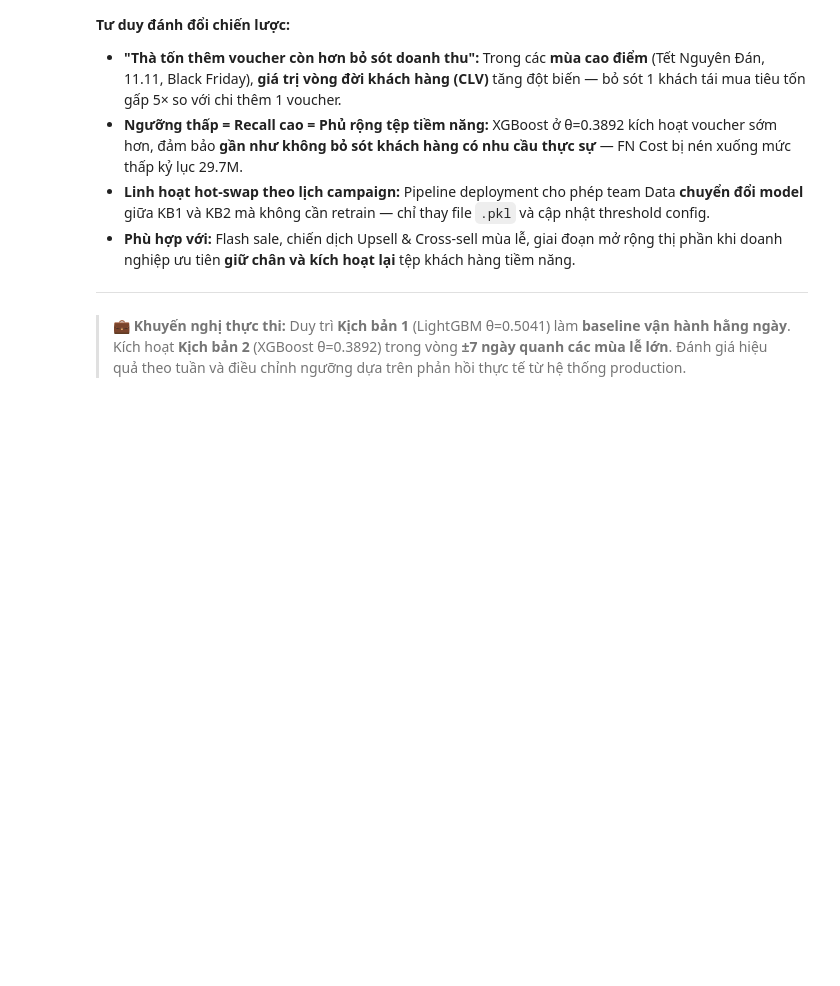
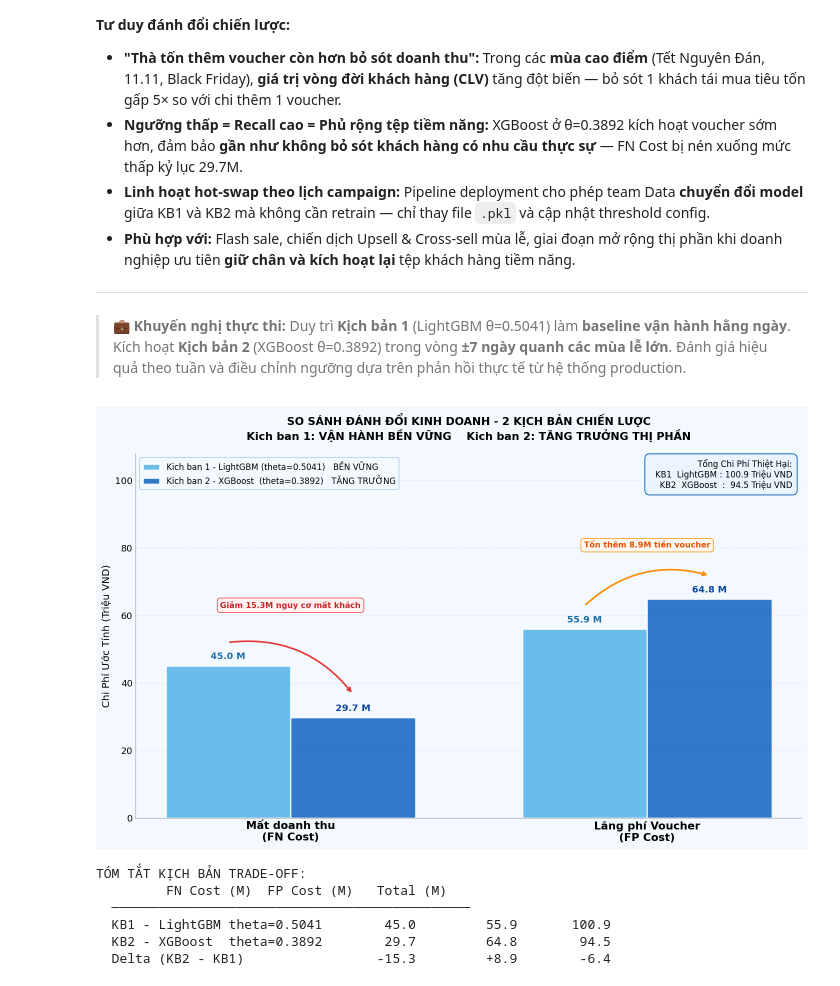
Before and after one commit to TranThiNgocVy/MOCK_PROJECT-NHOM2, a Jupyter notebook: 4_Model_Evaluation.ipynb, the cells around one changed output. Cells and saved outputs as stored; diff of their text form; code cells hidden in the pictures; blank space fills up the shorter version.

```diff
--- a/4_Model_Evaluation.ipynb
+++ b/4_Model_Evaluation.ipynb
@@ -626,7 +710,7 @@ for name, fn_c, fp_c in zip(model_names_list, fn_costs, fp_costs):
 CLR_KB1 = '#56B4E9'   # xanh da troi (sky blue)
 CLR_KB2 = '#1565C0'   # xanh nuoc dai duong (ocean blue)
 
-labels   = ['Mat Doanh Thu\n(FN Cost)', 'Lang Phi Voucher\n(FP Cost)']
+labels   = ['Mất doanh thu\n(FN Cost)', 'Lãng phí Voucher\n(FP Cost)']
 kb1_vals = [45.0, 55.9]   # KB1: LightGBM theta = 0.5041
 kb2_vals = [29.7, 64.8]   # KB2: XGBoost  theta = 0.3892
 
@@ -640,11 +724,11 @@ ax.set_facecolor('#F4F9FF')
 # --- Cot doi ---
 bars1 = ax.bar(x - w/2, kb1_vals, w,
                color=CLR_KB1, alpha=0.87,
-               label='Kich ban 1 - LightGBM (theta=0.5041)   Ben Vung',
+               label='Kich ban 1 - LightGBM (theta=0.5041)   BỀN VỮNG',
                edgecolor='white', linewidth=1.5, zorder=3)
 bars2 = ax.bar(x + w/2, kb2_vals, w,
                color=CLR_KB2, alpha=0.87,
-               label='Kich ban 2 - XGBoost  (theta=0.3892)   Tang Truong',
+               label='Kich ban 2 - XGBoost  (theta=0.3892)   TĂNG TRƯỞNG',
                edgecolor='white', linewidth=1.5, zorder=3)
 
 # --- Gia tri tren dau cot (dam va ro rang) ---
@@ -664,7 +748,7 @@ ax.annotate('',
                     connectionstyle='arc3,rad=-0.28'))
 # Text box dat tren DIEM BAT DAU mu ten (52.0) + 11 = 63.0 -> khong de len so lieu
 ax.text(x[0], fn_start_y + 11,
-        'Giam 15.3M nguy co mat khach',
+        'Giảm 15.3M nguy cơ mất khách',
         ha='center', va='center', fontsize=9.5,
         color='#C62828', fontweight='bold',
         bbox=dict(boxstyle='round,pad=0.38', facecolor='#FFF3F3',
@@ -680,47 +764,55 @@ ax.annotate('',
                     connectionstyle='arc3,rad=-0.28'))
 # Text box dat tren DIEM KET THUC mu ten (71.8) + 9 = 80.8 -> khong de len so lieu
 ax.text(x[1], fp_end_y + 9,
-        'Ton them 8.9M tien voucher',
+        'Tốn thêm 8.9M tiền voucher',
         ha='center', va='center', fontsize=9.5,
         color='#E65100', fontweight='bold',
         bbox=dict(boxstyle='round,pad=0.38', facecolor='#FFF8F0',
                   edgecolor='#FB8C00', alpha=0.92, linewidth=0.9))
 
 # --- Hop thong tin tong chi phi (goc tren phai) ---
-total_text = ('Tong Chi Phi Thiet Hai:\n'
-              '  KB1  LightGBM : 100.9 Trieu VND\n'
-              '  KB2  XGBoost  :  94.5 Trieu VND')
+total_text = ('Tổng Chi Phí Thiệt Hại:\n'
+              '  KB1  LightGBM : 100.9 Triệu VND\n'
+              '  KB2  XGBoost  :  94.5 Triệu VND')
 ax.text(0.985, 0.985, total_text,
         transform=ax.transAxes, fontsize=10,
         va='top', ha='right',
         bbox=dict(boxstyle='round,pad=0.6', facecolor='#EBF5FF',
                   edgecolor='#1565C0', alpha=0.93, linewidth=1.2))
 
 # --- Dinh dang dashboard ---
 ax.set_xticks(x)
 ax.set_xticklabels(labels, fontsize=13, fontweight='bold')
-ax.set_ylabel('Chi Phi Uoc Tinh (Trieu VND)', fontsize=12)
+ax.set_ylabel('Chi Phí Ước Tính (Triệu VND)', fontsize=12)
 ax.set_ylim(0, 108)
 ax.set_title(
     'SO SÁNH ĐÁNH ĐỔI KINH DOANH - 2 KỊCH BẢN CHIẾN LƯỢC\n'
     'Kich ban 1: VẬN HÀNH BỀN VỮNG    Kich ban 2: TĂNG TRƯỞNG THỊ PHẦN',
     fontsize=13, fontweight='bold', pad=16)
 ax.legend(loc='upper left', fontsize=10, framealpha=0.88,
           edgecolor='#AACCEE', facecolor='#F4F9FF')
 ax.spines['top'].set_visible(False)
 ax.spines['right'].set_visible(False)
 ax.spines['left'].set_alpha(0.3)
 ax.spines['bottom'].set_alpha(0.3)
 ax.yaxis.grid(True, linestyle='--', alpha=0.35, color='#AABBCC', zorder=0)
 ax.set_axisbelow(True)
 ax.tick_params(axis='both', length=0)
 
 plt.tight_layout()
 plt.show()
 
-print('  Tom tat danh doi:')
+print('TÓM TẮT KỊCH BẢN TRADE-OFF:')
 print(f'  {"":5} {"FN Cost (M)":>12} {"FP Cost (M)":>12} {"Total (M)":>11}')
 print(f'  {"─"*46}')
 print(f'  {"KB1 - LightGBM theta=0.5041":<28} {kb1_vals[0]:>10.1f} {kb1_vals[1]:>12.1f} {sum(kb1_vals):>11.1f}')
 print(f'  {"KB2 - XGBoost  theta=0.3892":<28} {kb2_vals[0]:>10.1f} {kb2_vals[1]:>12.1f} {sum(kb2_vals):>11.1f}')
 print(f'  {"Delta (KB2 - KB1)":<28} {kb2_vals[0]-kb1_vals[0]:>+10.1f} {kb2_vals[1]-kb1_vals[1]:>+12.1f} {sum(kb2_vals)-sum(kb1_vals):>+11.1f}')
+# %% [output]
+[figure, added]
+TÓM TẮT KỊCH BẢN TRADE-OFF:
+         FN Cost (M)  FP Cost (M)   Total (M)
+  ──────────────────────────────────────────────
+  KB1 - LightGBM theta=0.5041        45.0         55.9       100.9
+  KB2 - XGBoost  theta=0.3892        29.7         64.8        94.5
+  Delta (KB2 - KB1)                 -15.3         +8.9        -6.4
```
Also changed, not shown: parts of 11 cells of this notebook, 18 other files.
